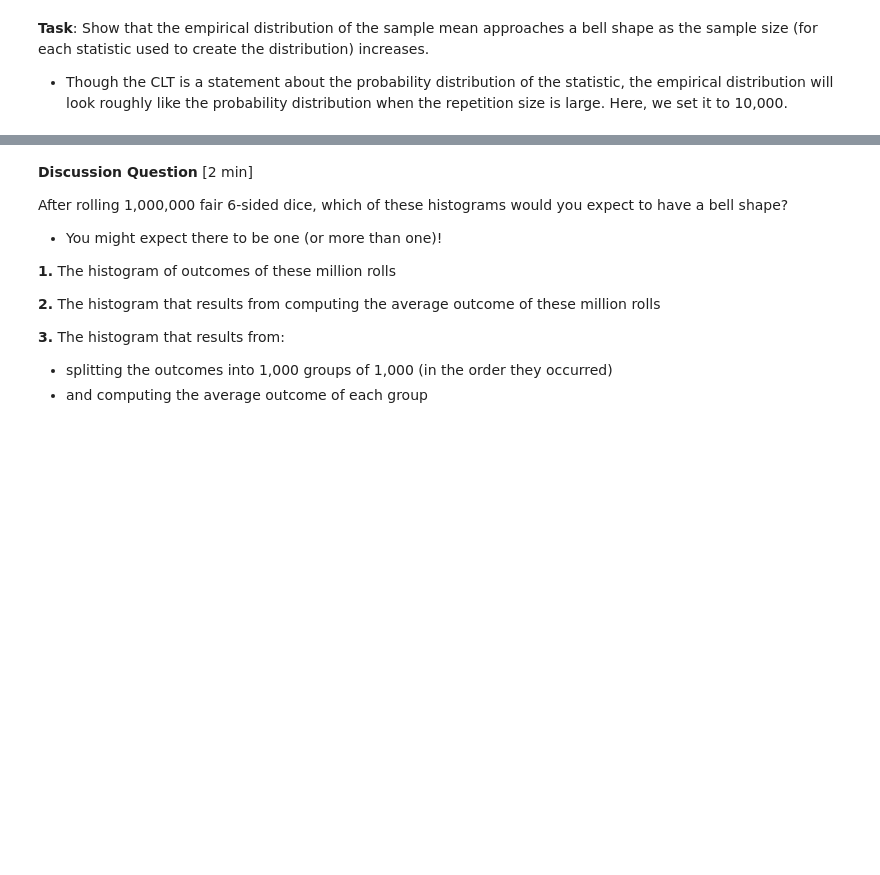
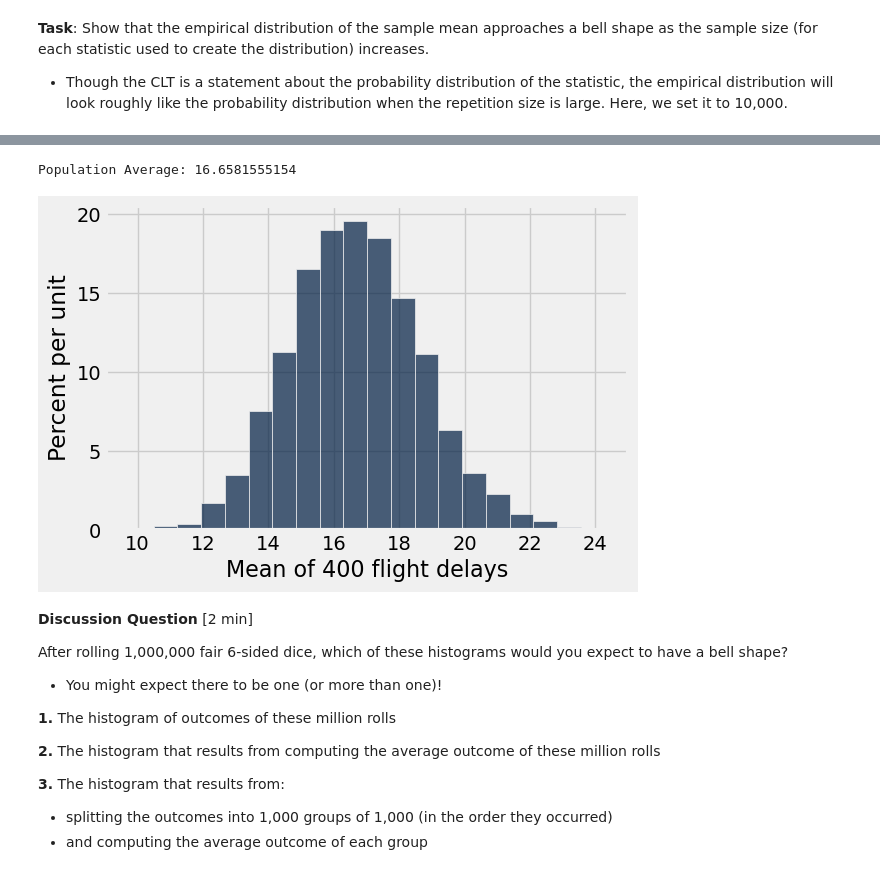
Before and after one commit to kystewart/materials-sp25, a Jupyter notebook: lec/lec26/lec26.ipynb, the cells around one changed output, grey strips where cells are left out. Drawn from its saved outputs; the diff is of its cells as text; code cells hidden in the pictures; blank space fills up the shorter version.

```diff
--- a/lec/lec26/lec26.ipynb
+++ b/lec/lec26/lec26.ipynb
@@ -85,3 +147,8 @@ plot_sample_mean_distribution(100)
+# %%
+plot_sample_mean_distribution(400)
+# %% [output]
+Population Average: 16.6581555154
+[figure, added]
 # %% [markdown]
 **Discussion Question** [2 min]
 
```
Also changed, not shown: parts of 32 cells of this notebook.
